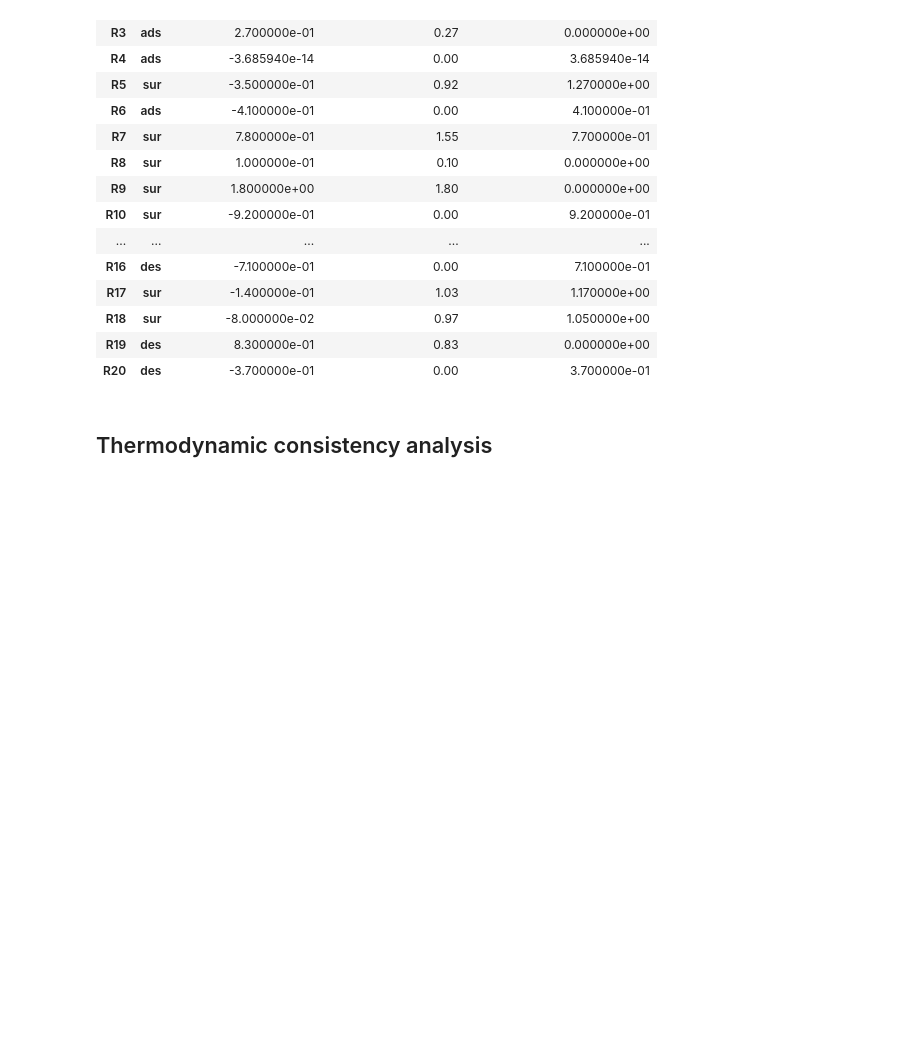
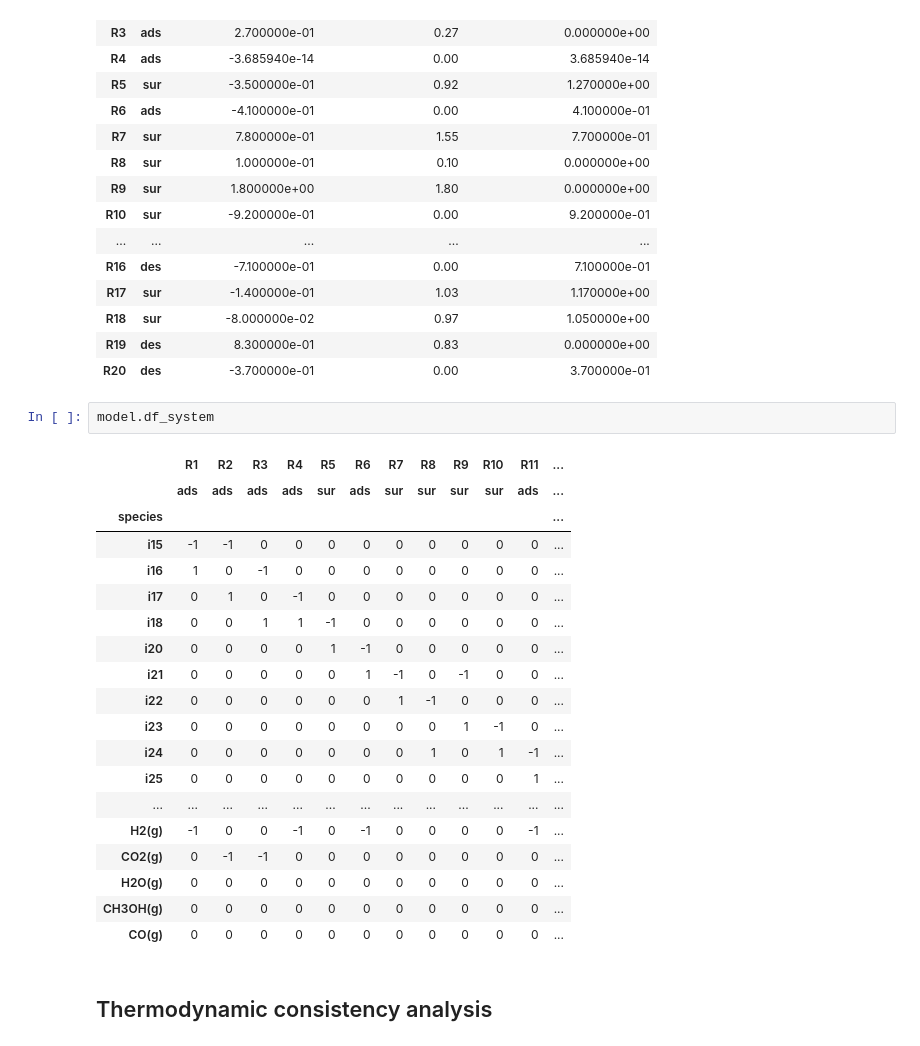
Before and after one commit to LopezGroup-ICIQ/pymkm, a Jupyter notebook: Pd_In2O3_CPa/Demo_pymkm.ipynb, the cells around one changed output. Cells and saved outputs as stored; diff of their text form; blank space fills up the shorter version.

```diff
--- a/Pd_In2O3_CPa/Demo_pymkm.ipynb
+++ b/Pd_In2O3_CPa/Demo_pymkm.ipynb
@@ -53,6 +53,28 @@ model.df_gibbs
 | R18 | sur | -8.000000e-02 | 0.97 | 1.050000e+00 |
 | R19 | des | 8.300000e-01 | 0.83 | 0.000000e+00 |
 | R20 | des | -3.700000e-01 | 0.00 | 3.700000e-01 |
+# %%
+model.df_system
+# %% [output]
+|  | R1 | R2 | R3 | R4 | R5 | R6 | R7 | R8 | R9 | R10 | R11 | ... |
+|  | ads | ads | ads | ads | sur | ads | sur | sur | sur | sur | ads | ... |
+| species |  |  |  |  |  |  |  |  |  |  |  | ... |
+| i15 | -1 | -1 | 0 | 0 | 0 | 0 | 0 | 0 | 0 | 0 | 0 | ... |
+| i16 | 1 | 0 | -1 | 0 | 0 | 0 | 0 | 0 | 0 | 0 | 0 | ... |
+| i17 | 0 | 1 | 0 | -1 | 0 | 0 | 0 | 0 | 0 | 0 | 0 | ... |
+| i18 | 0 | 0 | 1 | 1 | -1 | 0 | 0 | 0 | 0 | 0 | 0 | ... |
+| i20 | 0 | 0 | 0 | 0 | 1 | -1 | 0 | 0 | 0 | 0 | 0 | ... |
+| i21 | 0 | 0 | 0 | 0 | 0 | 1 | -1 | 0 | -1 | 0 | 0 | ... |
+| i22 | 0 | 0 | 0 | 0 | 0 | 0 | 1 | -1 | 0 | 0 | 0 | ... |
+| i23 | 0 | 0 | 0 | 0 | 0 | 0 | 0 | 0 | 1 | -1 | 0 | ... |
+| i24 | 0 | 0 | 0 | 0 | 0 | 0 | 0 | 1 | 0 | 1 | -1 | ... |
+| i25 | 0 | 0 | 0 | 0 | 0 | 0 | 0 | 0 | 0 | 0 | 1 | ... |
+| ... | ... | ... | ... | ... | ... | ... | ... | ... | ... | ... | ... | ... |
+| H2(g) | -1 | 0 | 0 | -1 | 0 | -1 | 0 | 0 | 0 | 0 | -1 | ... |
+| CO2(g) | 0 | -1 | -1 | 0 | 0 | 0 | 0 | 0 | 0 | 0 | 0 | ... |
+| H2O(g) | 0 | 0 | 0 | 0 | 0 | 0 | 0 | 0 | 0 | 0 | 0 | ... |
+| CH3OH(g) | 0 | 0 | 0 | 0 | 0 | 0 | 0 | 0 | 0 | 0 | 0 | ... |
+| CO(g) | 0 | 0 | 0 | 0 | 0 | 0 | 0 | 0 | 0 | 0 | 0 | ... |
 # %% [markdown]
 ## Thermodynamic consistency analysis
 # %% [markdown]
```
Also changed, not shown: parts of 5 cells of this notebook, 2 other files.
